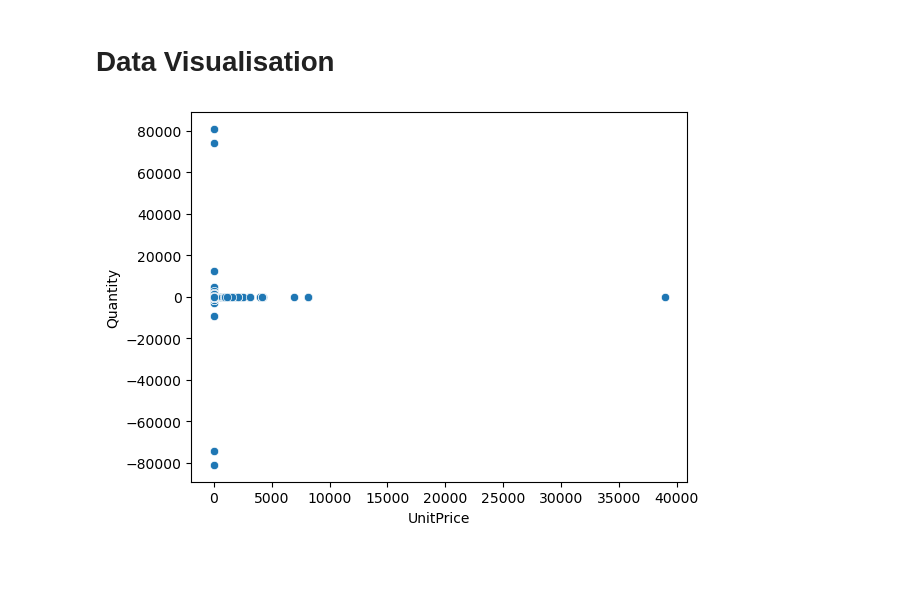
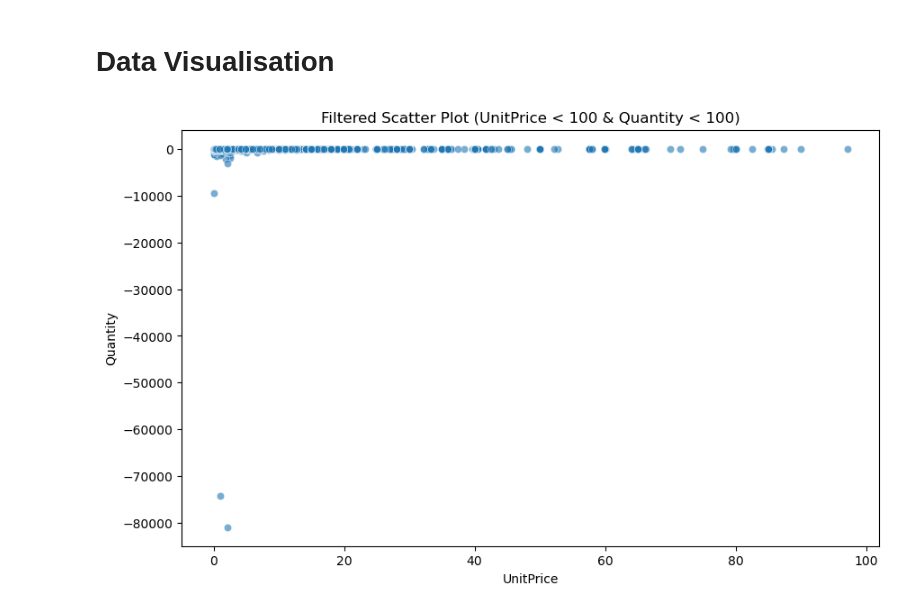
Before and after one commit to suwasg/customer_segmentation, a Jupyter notebook: online-retails.ipynb, the cells around one changed output. Cells and saved outputs as stored; diff of their text form; code cells hidden in the pictures; blank space fills up the shorter version.

```diff
--- a/online-retails.ipynb
+++ b/online-retails.ipynb
@@ -204,8 +204,10 @@ online_retails_copy.shape
 # %% [markdown]
 # Data Visualisation
 # %%
-# unit price and quantity
-sns.scatterplot(data = online_retails_copy, x='UnitPrice', y='Quantity')
+plt.figure(figsize=(10,6))
+filtered = online_retails_copy[(online_retails_copy['UnitPrice'] < 100) & (online_retails_copy['Quantity'] < 100)]
+sns.scatterplot(data=filtered, x='UnitPrice', y='Quantity', alpha=0.6)
+plt.title('Filtered Scatter Plot (UnitPrice < 100 & Quantity < 100)')
 plt.show()
 # %% [output]
-[figure, old version]
+[figure, new version]
```
Also changed, not shown: parts of 49 cells of this notebook.
